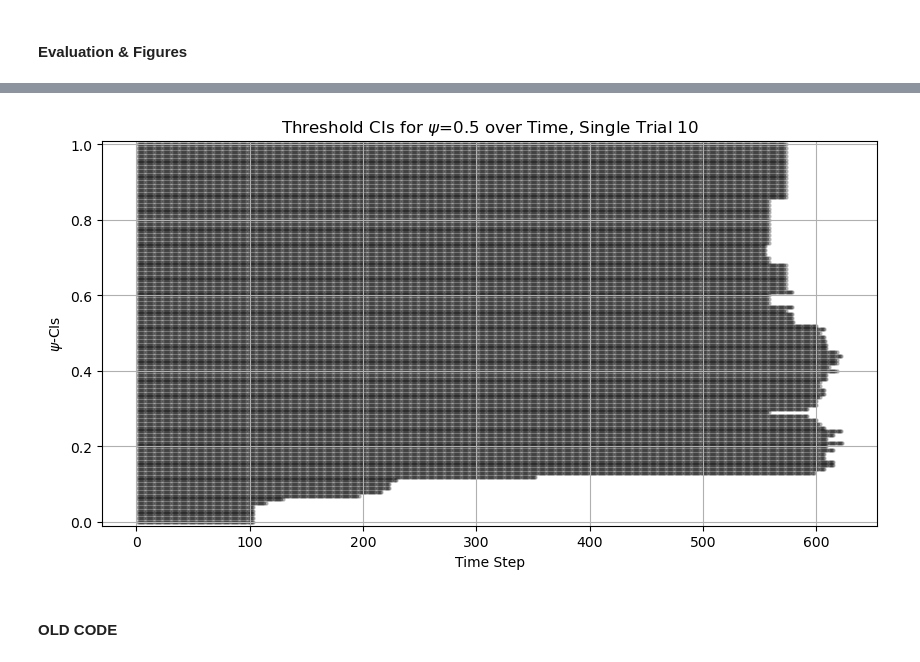
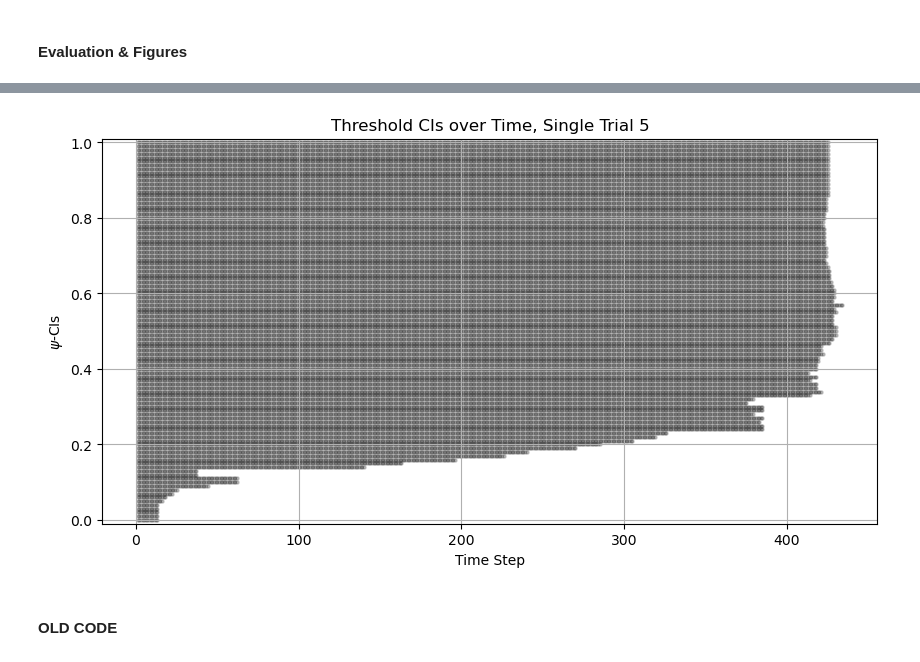
Before and after one commit to alextimans/risk-monitor, a Jupyter notebook: notebooks/rc_supervised2.ipynb, the cells around one changed output, grey strips where cells are left out. Drawn from its saved outputs; the diff is of its cells as text; code cells hidden in the pictures.

```diff
--- a/notebooks/rc_supervised2.ipynb
+++ b/notebooks/rc_supervised2.ipynb
@@ -620,4 +643,6 @@ Threshold CIs: [[[], [], [], [], [], [], [], [], [], [], [], [], [], [], [], [],
 # %%
+print("\n--- Running test stream ---")
+
 for r in range(R):
     ood_idx = 0
     ood_prob = ood_probs[ood_idx]
@@ -633,7 +658,7 @@ for r in range(R):
         # prepare batch storage and get bets
         batch_loss = torch.zeros((B, psi_size))
         batch_eval = torch.zeros((B, psi_size))
-        stream_bets[r, t] = get_bet("unit_bet", t, burn_in=burn_in)
+        stream_bets[r, t, :] = get_bet(betting_type, eps, stream_loss[r], t, burn_in=burn_in, lookback=t)
 
         for b in range(B):
 
@@ -647,11 +672,11 @@ for r in range(R):
             # compute batch-level loss and e-values
             stream_bern[r, t, b] = bern
             batch_loss[b, :] = get_loss(loss_type, psi_cand, bern, lab, pred, conf)
-            batch_eval[b, :] = 1.0 + stream_bets[r, t] * (batch_loss[b, :] - eps)
+            batch_eval[b, :] = 1.0 + stream_bets[r, t, :] * (batch_loss[b, :] - eps)
 
         # aggregate over batches
         stream_loss[r, t, :] = batch_loss.mean(dim=0)
-        stream_eval[r, t, :] = batch_eval.prod(dim=0)
+        stream_eval[r, t, :] = batch_eval.mean(dim=0)
 
         # get risk and e-process
         stream_risk[r, t, :] = get_risk(loss_type, stream_loss[r], stream_bern[r], t)
@@ -795,15 +952,16 @@ Figure saved as "/home/atimans/Desktop/project_erc/plots/alarm_over_psi"
 # %%
-fixed_psi = torch.arange(0, 101, 20)
+trial = 5
+fixed_psi = 0.2
+idx = torch.where(psi_cand == fixed_psi)[0].item()
 
 plt.figure(figsize=(7, 3))
-for f_p in fixed_psi:
-    plt.plot(stream_eprocess[:, :, f_p].mean(dim=0).numpy(), label=fr"$W_t(\psi = {psi_cand[f_p]:.2f})$")
-
+plt.plot(stream_eprocess[trial, :, idx].numpy(), label=fr"$W_t(\psi = {fixed_psi:.2f})$")
+plt.scatter(torch.arange(1, T+1), stream_eval[trial, :, idx], label="E-values", color="black", s=5, alpha=0.5)
 plt.axhline(1/delta, color='red', linestyle='--', label=rf"$1/\delta$ = {1/delta}")
 plt.axvline(burn_in, color='black', linestyle='-', label="Burn-in period")
 
-plt.title("Wealth process over Time, Mean over Trials")
-plt.xlabel("Time step")
+plt.title(f"Single Wealth process over Time, Single Trial {trial}")
+plt.xlabel("Time Step")
 plt.ylabel("Wealth process")
 plt.legend(loc='center left', bbox_to_anchor=(1, 0.5))
 
@@ -816,19 +973,0 @@ plt.ylim(0, 1/delta+0.5)
-# %%
-trial = 10
-fixed_psi = 0.5
-idx = torch.where(psi_cand == fixed_psi)[0].item()
-
-plt.figure(figsize=(7, 3))
-plt.plot(stream_eprocess[trial, :, idx].numpy(), label=fr"$W_t(\psi = {fixed_psi:.2f})$")
-plt.scatter(torch.arange(1, T+1), stream_eval[trial, :, idx], label="E-values", color="black", s=5, alpha=0.5)
-plt.axhline(1/delta, color='red', linestyle='--', label=rf"$1/\delta$ = {1/delta}")
-plt.axvline(burn_in, color='black', linestyle='-', label="Burn-in period")
-
-plt.title(f"Single Wealth process over Time, Single Trial {trial}")
-plt.xlabel("Time Step")
-plt.ylabel("Wealth process")
-plt.legend(loc='center left', bbox_to_anchor=(1, 0.5))
-
-plt.xlim(0, 800)
-plt.ylim(0, 1/delta+0.5)
-# plt.ylim(0, 2)
@@ -838,16 +974,16 @@ plt.ylim(0, 1/delta+0.5)
 # %%
 # Generate scatter plot for valid psi values over time steps
 plt.figure(figsize=(10, 5))
 for t, valid_psi in enumerate(psi_cs[trial], start=1):
     plt.scatter([t] * len(valid_psi[0]), valid_psi[0], alpha=0.2, color="black", s=5)
 
-plt.title(rf"Threshold CIs for $\psi$={fixed_psi} over Time, Single Trial {trial}")
+plt.title(rf"Threshold CIs over Time, Single Trial {trial}")
 plt.xlabel("Time Step")
 plt.ylabel(r"$\psi$-CIs")
 plt.ylim(-0.01, 1.01)
 plt.grid(True)
 # %% [output]
-[figure, old version]
+[figure, new version]
 # %% [markdown]
 #### OLD CODE
 # %%
```
Also changed, not shown: parts of 70 cells of this notebook.
